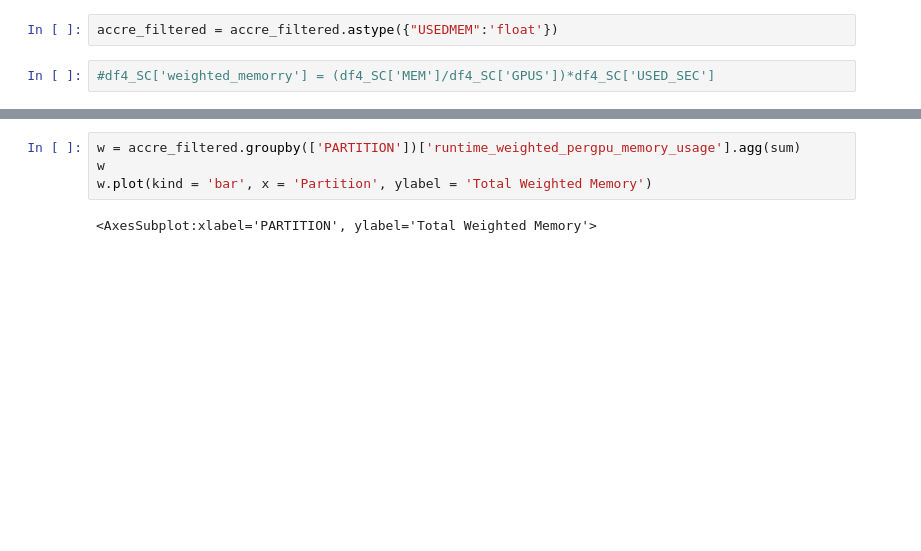
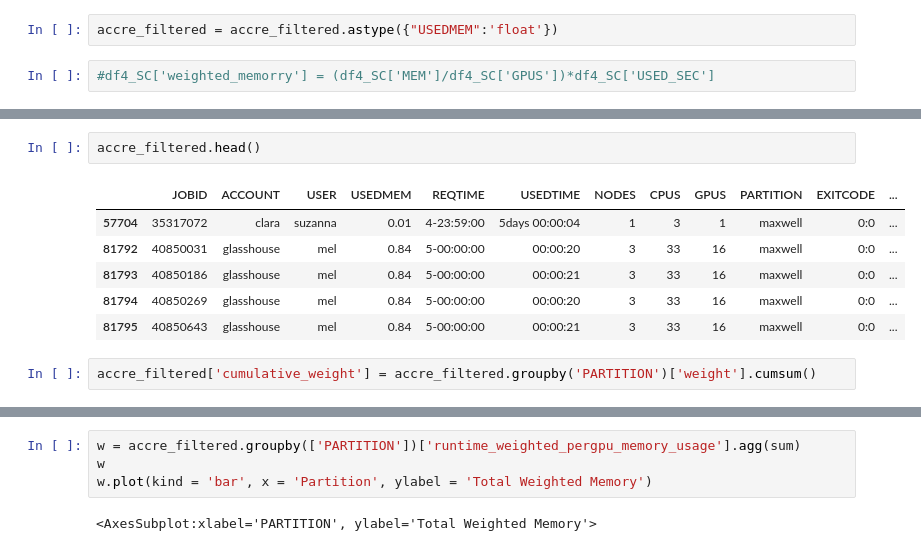
Before and after one commit to essetetsahai/accre_project-jolly_ranchers, a Jupyter notebook: JR_accre.ipynb, the cells around one changed output, grey strips where cells are left out. Saved outputs shown, nothing was run; the diff lists cells and outputs as text; blank space fills up the shorter version.

```diff
--- a/JR_accre.ipynb
+++ b/JR_accre.ipynb
@@ -195,0 +202,11 @@ accre_filtered.head(5)
+# %%
+accre_filtered.head()
+# %% [output]
+|  | JOBID | ACCOUNT | USER | USEDMEM | REQTIME | USEDTIME | NODES | CPUS | GPUS | PARTITION | EXITCODE | ... |
+| 57704 | 35317072 | clara | suzanna | 0.01 | 4-23:59:00 | 5days 00:00:04 | 1 | 3 | 1 | maxwell | 0:0 | ... |
+| 81792 | 40850031 | glasshouse | mel | 0.84 | 5-00:00:00 | 00:00:20 | 3 | 33 | 16 | maxwell | 0:0 | ... |
+| 81793 | 40850186 | glasshouse | mel | 0.84 | 5-00:00:00 | 00:00:21 | 3 | 33 | 16 | maxwell | 0:0 | ... |
+| 81794 | 40850269 | glasshouse | mel | 0.84 | 5-00:00:00 | 00:00:20 | 3 | 33 | 16 | maxwell | 0:0 | ... |
+| 81795 | 40850643 | glasshouse | mel | 0.84 | 5-00:00:00 | 00:00:21 | 3 | 33 | 16 | maxwell | 0:0 | ... |
+# %%
+accre_filtered['cumulative_weight'] = accre_filtered.groupby('PARTITION')['weight'].cumsum()
```
Also changed, not shown: parts of 16 cells of this notebook.
